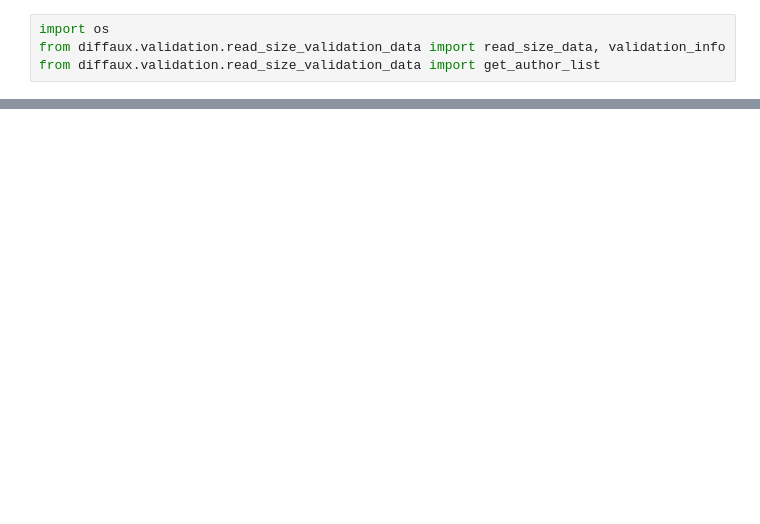
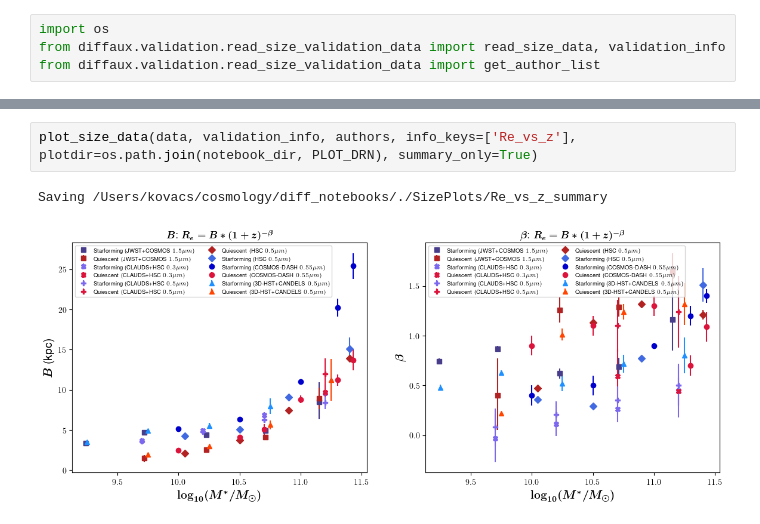
Before and after one commit to ArgonneCPAC/diffaux, a Jupyter notebook: notebooks/Test_diffaux.ipynb, the cells around one changed output, grey strips where cells are left out. Drawn from its saved outputs; the diff is of its cells as text; blank space fills up the shorter version.

Commit message:
WIP demo notebook

```diff
--- a/notebooks/Test_diffaux.ipynb
+++ b/notebooks/Test_diffaux.ipynb
@@ -88,0 +81,5 @@ Saving /Users/kovacs/cosmology/diff_notebooks/./SizePlots/Re_vs_z_data_mowla_201
+# %%
+plot_size_data(data, validation_info, authors, info_keys=['Re_vs_z'], plotdir=os.path.join(notebook_dir, PLOT_DRN), summary_only=True)
+# %% [output]
+Saving /Users/kovacs/cosmology/diff_notebooks/./SizePlots/Re_vs_z_summary
+[figure, added]
```
Also changed, not shown: parts of 28 cells of this notebook.
